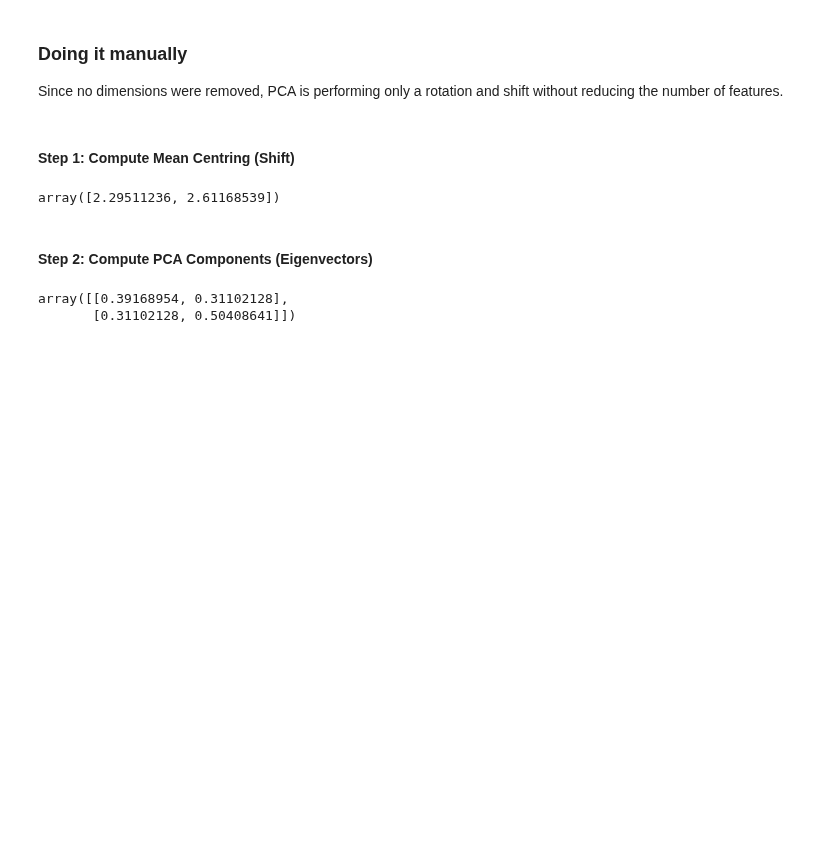
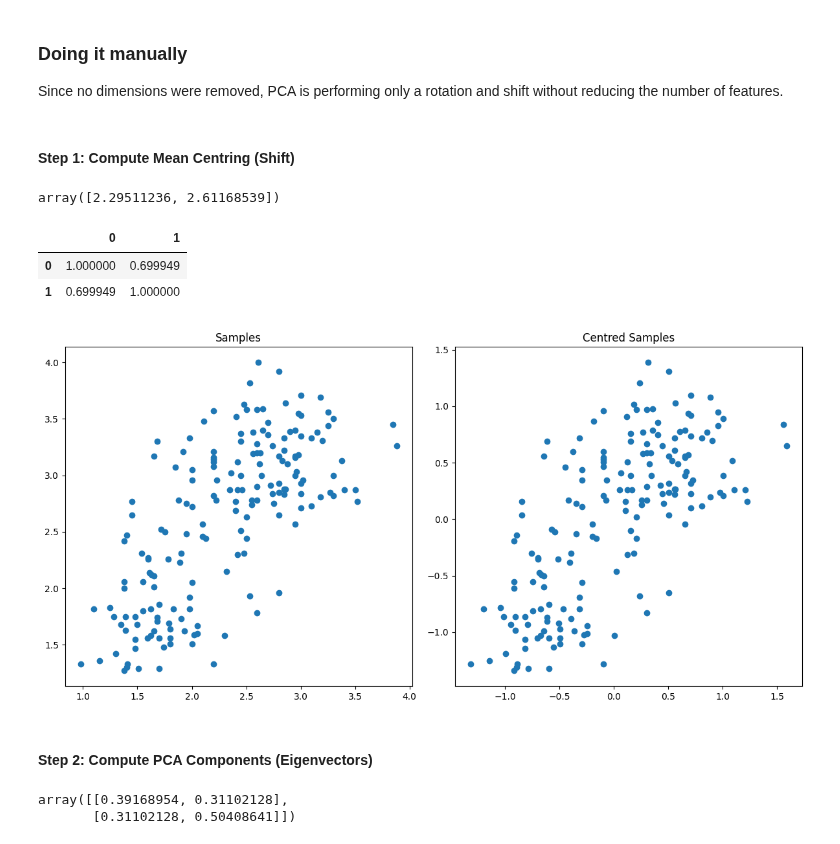
Before and after one commit to PaulToronto/DataCamp-Track---Machine-Learning-Scientist-in-Python, a Jupyter notebook: 3_3_Unsupervised_Learning_in_Python_Decorrelating_Your_Data_and_Dimension_Reduction.ipynb, the cells around one changed output. Cells and saved outputs as stored; diff of their text form; code cells hidden in the pictures; blank space fills up the shorter version.

```diff
--- a/3_3_Unsupervised_Learning_in_Python_Decorrelating_Your_Data_and_Dimension_Reduction.ipynb
+++ b/3_3_Unsupervised_Learning_in_Python_Decorrelating_Your_Data_and_Dimension_Reduction.ipynb
@@ -145,6 +197,30 @@ mean
 array([2.29511236, 2.61168539])
 # %%
 centred_samples = samples - mean
+# %%
+# is the rotation that decorrelates, not the shifting
+pd.DataFrame(centred_samples).corr().style.background_gradient('coolwarm',
+                                                                vmin=-1,
+                                                                vmax=1)
+# %% [output]
+|  | 0 | 1 |
+| 0 | 1.000000 | 0.699949 |
+| 1 | 0.699949 | 1.000000 |
+# %%
+xs_c = centred_samples[:, 0]
+ys_c = centred_samples[:, 1]
+fig, axes = plt.subplots(1, 2, figsize=(12, 6))
+
+axes[0].scatter(xs, ys)
+axes[1].scatter(xs_c, ys_c)
+
+axes[0].set_title('Samples')
+axes[1].set_title('Centred Samples')
+
+plt.tight_layout()
+plt.show()
+# %% [output]
+[figure, added]
 # %% [markdown]
 #### Step 2: Compute PCA Components (Eigenvectors)
 # %%
```
Also changed, not shown: parts of 57 cells of this notebook.
